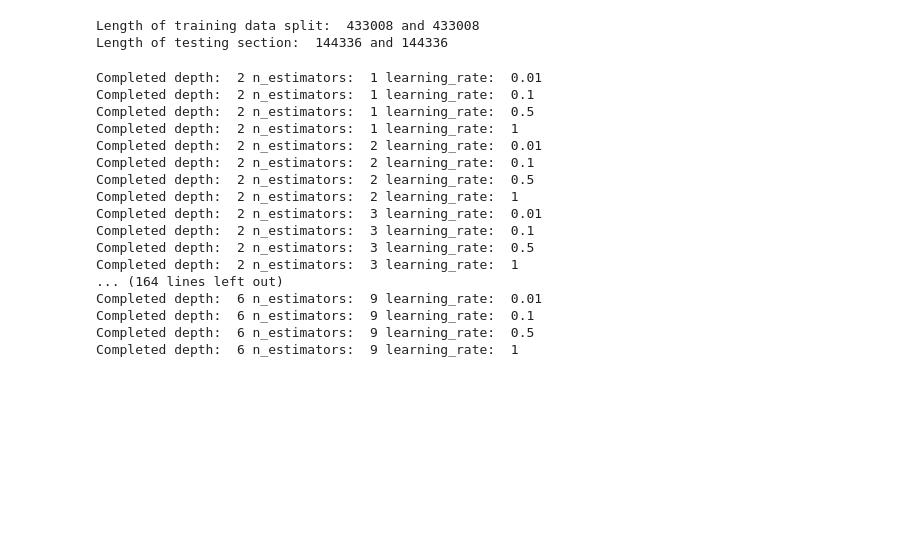
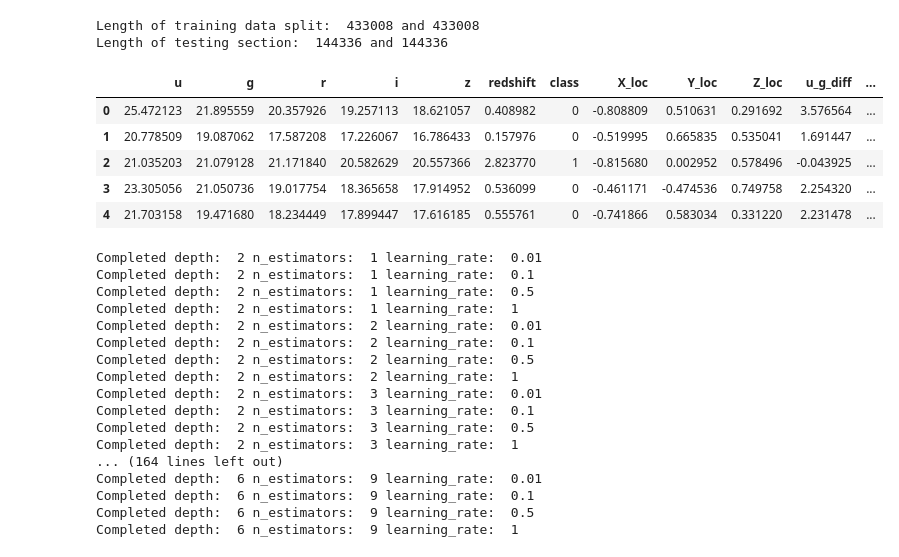
Before and after one commit to ryan-halstater/Stellar-Classification, a Jupyter notebook: data_notebook.ipynb, the cells around one changed output. Cells and saved outputs as stored; diff of their text form; code cells hidden in the pictures; blank space fills up the shorter version.

```diff
--- a/data_notebook.ipynb
+++ b/data_notebook.ipynb
@@ -60,6 +40,7 @@ Index(['u', 'g', 'r', 'i', 'z', 'redshift', 'spectral_type',
 # importlib.reload(model_helper_functions)
 if(True):
     cleaned_df = model_helper_functions.cat_to_dummy(data_df,False)
+    cleaned_df = cleaned_df.drop(['spectral_type','galaxy_population'],axis=1)
     X_train, X_test, y_train, y_test = train_test_split(cleaned_df.drop(columns=['class']), cleaned_df['class'], test_size=0.25, random_state = 12345)
 else: #no need to convert categorical to dummy encoding
     X_train, X_test, y_train, y_test = train_test_split(data_df.drop(columns=['class']), data_df['class'], test_size=0.25, random_state = 12345)
@@ -69,6 +50,15 @@ print("Length of testing section: ", len(X_test), "and", len(y_test))
 # %% [output]
 Length of training data split:  433008 and 433008
 Length of testing section:  144336 and 144336
+# %%
+cleaned_df.head()
+# %% [output]
+|  | u | g | r | i | z | redshift | class | X_loc | Y_loc | Z_loc | u_g_diff | ... |
+| 0 | 25.472123 | 21.895559 | 20.357926 | 19.257113 | 18.621057 | 0.408982 | 0 | -0.808809 | 0.510631 | 0.291692 | 3.576564 | ... |
+| 1 | 20.778509 | 19.087062 | 17.587208 | 17.226067 | 16.786433 | 0.157976 | 0 | -0.519995 | 0.665835 | 0.535041 | 1.691447 | ... |
+| 2 | 21.035203 | 21.079128 | 21.171840 | 20.582629 | 20.557366 | 2.823770 | 1 | -0.815680 | 0.002952 | 0.578496 | -0.043925 | ... |
+| 3 | 23.305056 | 21.050736 | 19.017754 | 18.365658 | 17.914952 | 0.536099 | 0 | -0.461171 | -0.474536 | 0.749758 | 2.254320 | ... |
+| 4 | 21.703158 | 19.471680 | 18.234449 | 17.899447 | 17.616185 | 0.555761 | 0 | -0.741866 | 0.583034 | 0.331220 | 2.231478 | ... |
 # %%
 ###
 # XGboost code, copied from https://xgboost.readthedocs.io/en/stable/get_started.html
```
Also changed, not shown: parts of 19 cells of this notebook, 9 other files.
